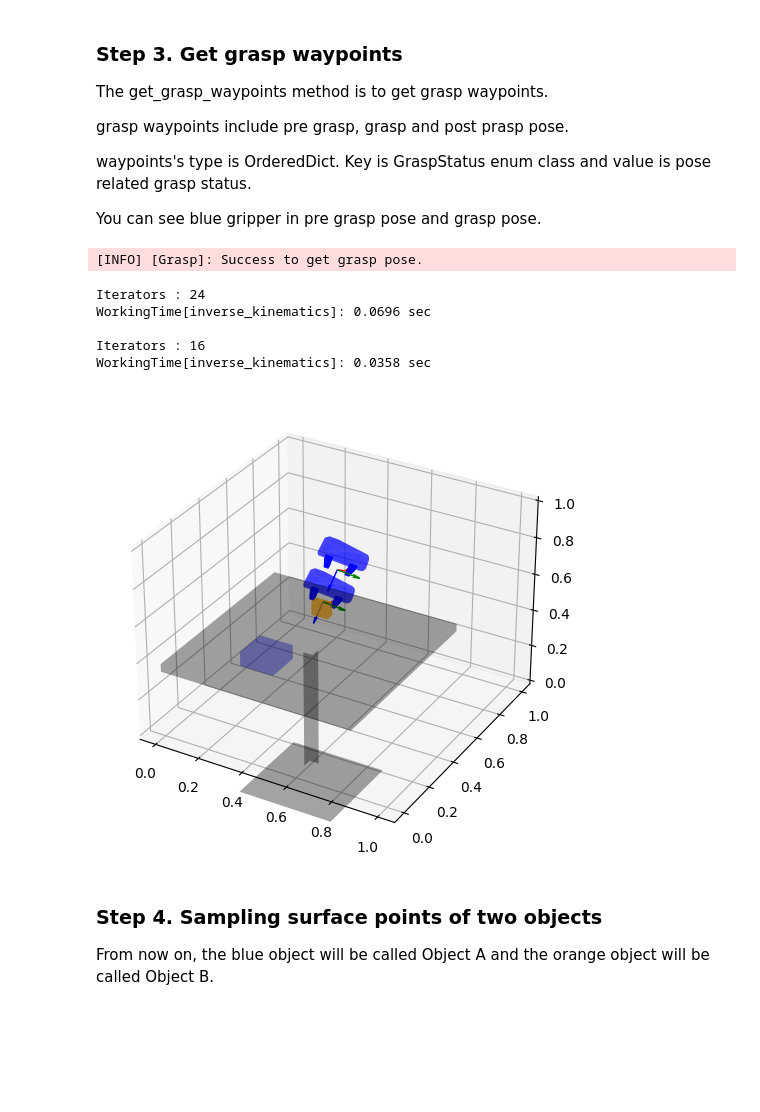
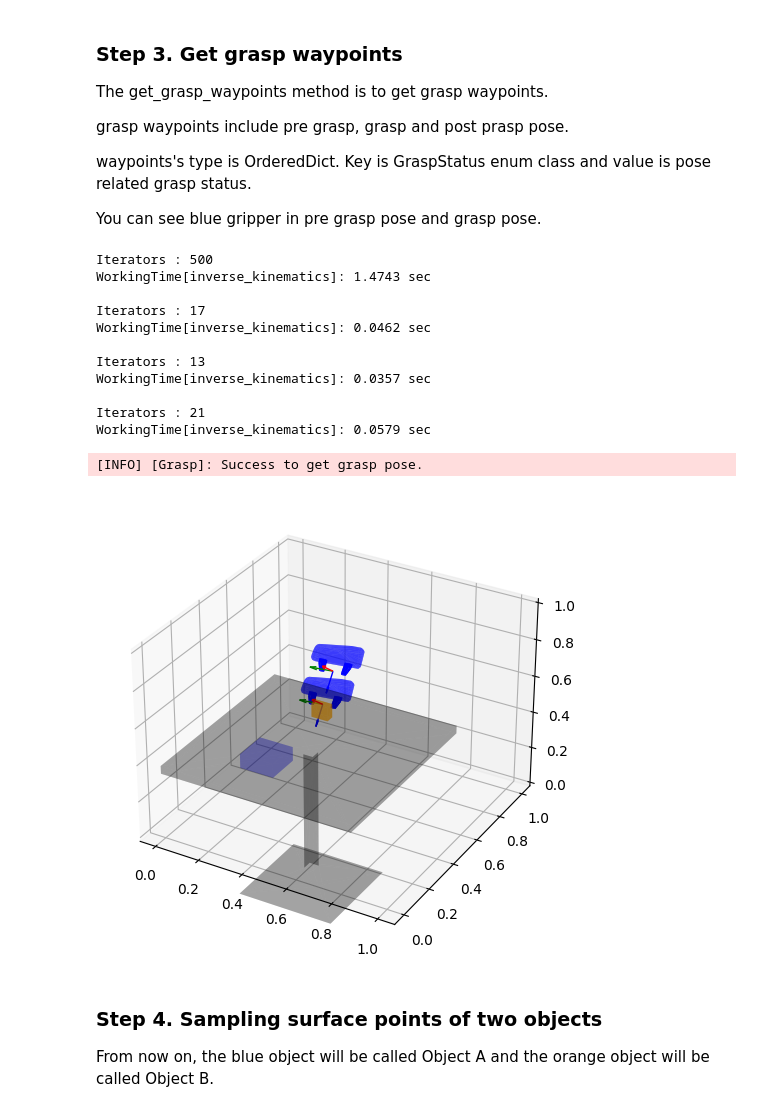
Before and after one commit to jdj2261/pykin, a Jupyter notebook: tutorials/07_pick_and_place.ipynb, the cells around one changed output. Saved outputs shown, nothing was run; the diff lists cells and outputs as text; code cells hidden in the pictures; blank space fills up the shorter version.

```diff
--- a/tutorials/07_pick_and_place.ipynb
+++ b/tutorials/07_pick_and_place.ipynb
@@ -138,28 +152,34 @@ You can see blue gripper in pre grasp pose and grasp pose.
 # %%
 fig, ax = plt.init_3d_figure(figsize=(8,6), dpi=100)
 plt.plot_mesh(ax=ax, mesh=obj_mesh1, A2B=obs_pos1.h_mat, alpha=0.5, color='orange')
 plt.plot_mesh(ax=ax, mesh=obj_mesh2, A2B=obs_pos2.h_mat, alpha=0.2, color='blue')
 plt.plot_mesh(ax=ax, mesh=obj_mesh3, A2B=obs_pos3.h_mat, alpha=0.2)
 
-waypoints = grasp_man.get_grasp_waypoints(obj_mesh1, obs_pos1.h_mat, limit_angle=0.1, num_grasp=10, n_trials=10)
+waypoints = grasp_man.get_grasp_waypoints(obj_mesh=obj_mesh1, obj_pose=obs_pos1.h_mat, limit_angle=0.1, num_grasp=10, n_trials=10)
 pre_grasp_pose = waypoints[GraspStatus.pre_grasp_pose]
 grasp_pose = waypoints[GraspStatus.grasp_pose]
 
 gripper = grasp_man.get_gripper_transformed(pre_grasp_pose, is_tcp=False)
 grasp_man.visualize_gripper(ax, gripper, alpha=0.5, color='blue')
 grasp_man.visualize_axis(ax, grasp_man.get_tcp_h_mat_from_eef(pre_grasp_pose), axis=[1,1,1], scale=0.1)
 gripper = grasp_man.get_gripper_transformed(grasp_pose, is_tcp=False)
 grasp_man.visualize_gripper(ax, gripper, alpha=0.5, color='blue')
 grasp_man.visualize_axis(ax, grasp_man.get_tcp_h_mat_from_eef(grasp_pose), axis=[1,1,1], scale=0.1)
 plt.show_figure()
 # %% [output]
-[INFO] [Grasp]: Success to get grasp pose.
+Iterators : 500
+WorkingTime[inverse_kinematics]: 1.4743 sec
+
+Iterators : 17
+WorkingTime[inverse_kinematics]: 0.0462 sec
+
+Iterators : 13
+WorkingTime[inverse_kinematics]: 0.0357 sec
+
+Iterators : 21
+WorkingTime[inverse_kinematics]: 0.0579 sec
-Iterators : 24
-WorkingTime[inverse_kinematics]: 0.0696 sec
-
-Iterators : 16
-WorkingTime[inverse_kinematics]: 0.0358 sec
+[INFO] [Grasp]: Success to get grasp pose.
-[figure, old version]
+[figure, new version]
 # %% [markdown]
 ### Step 4. Sampling surface points of two objects
 
```
Also changed, not shown: parts of 6 cells of this notebook, 34 other files.
